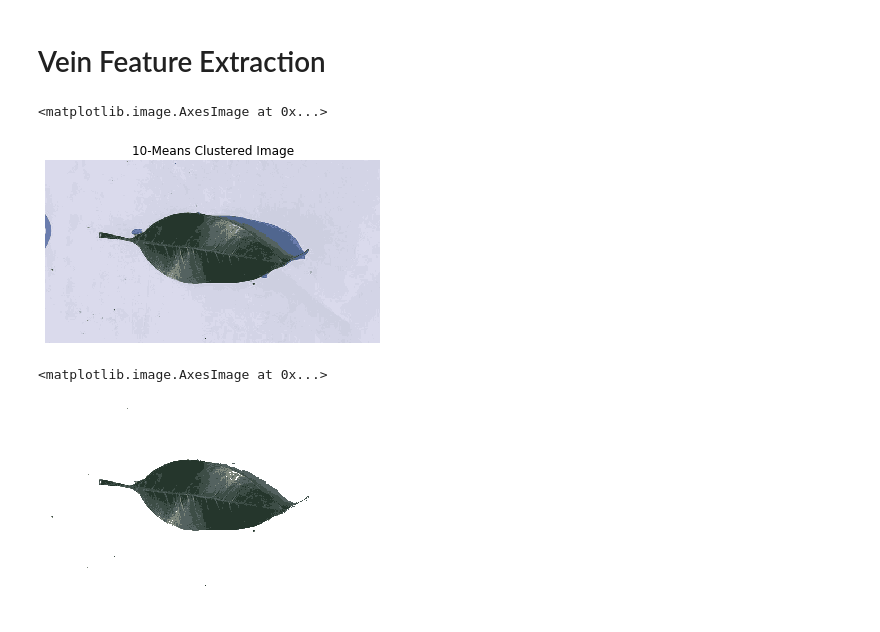
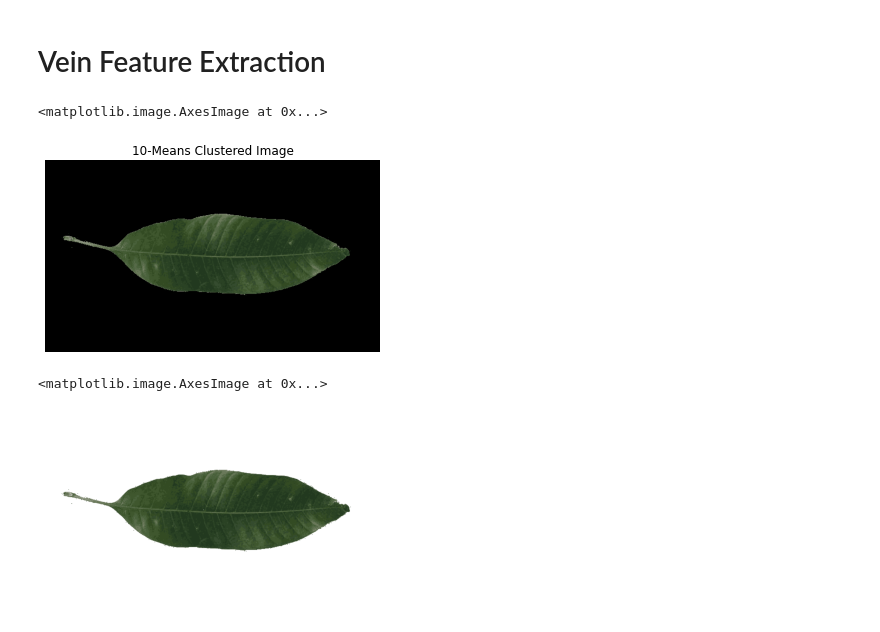
Before and after one commit to cod3rboy/mangoresearch, a Jupyter notebook: vein_detection.ipynb, the cells around one changed output. Saved outputs shown, nothing was run; the diff lists cells and outputs as text; code cells hidden in the pictures.

```diff
--- a/vein_detection.ipynb
+++ b/vein_detection.ipynb
@@ -8,24 +8,24 @@ import cv2
 %matplotlib inline
 # %%
 # Read an Image from dataset
-original_img = cv2.imread('MangoLeavesDatabase/chausa/front/chausa_front_7abqlymugm1s29lx4al14dl7.jpg')
+original_img = cv2.imread('PreprocessedDatabase\\chausa\\front\\chausa_front_8kmjrbqobhi5rnpwgls5.jpg')
 # Convert color channels from BGR to RGB
 img2rgb = cv2.cvtColor(original_img, cv2.COLOR_BGR2RGB)
 # Apply K-Means to reduce color space in image
 img_pixels = np.float32(img2rgb.reshape((-1, 3)))
 criteria = (cv2.TERM_CRITERIA_EPS + cv2.TERM_CRITERIA_MAX_ITER, 10, 1.0)
 K = 10 # no of clusters
 ret,labels,centers = cv2.kmeans(img_pixels, K, None, criteria, 10, cv2.KMEANS_RANDOM_CENTERS)
 centers = np.uint8(centers)
 cluster_img_flat = centers[labels.flatten()]
 cluster_img = cluster_img_flat.reshape(img2rgb.shape)
 # Display Clustered Imge
 plt.axis('off')
 plt.title( str(K) + '-Means Clustered Image')
 plt.imshow(cluster_img)
 # %% [output]
 <matplotlib.image.AxesImage at 0x...>
-[figure, old version]
+[figure, new version]
 # %%
 # Change all shadow bluish pixels to white in clustered image
 for i,p in enumerate(cluster_img_flat):
@@ -37,4 +37,4 @@ plt.axis('off')
 plt.imshow(img_shadow_free)
 # %% [output]
 <matplotlib.image.AxesImage at 0x...>
-[figure, old version]
+[figure, new version]
```
Also changed, not shown: parts of 7 cells of this notebook, 8 other files.
